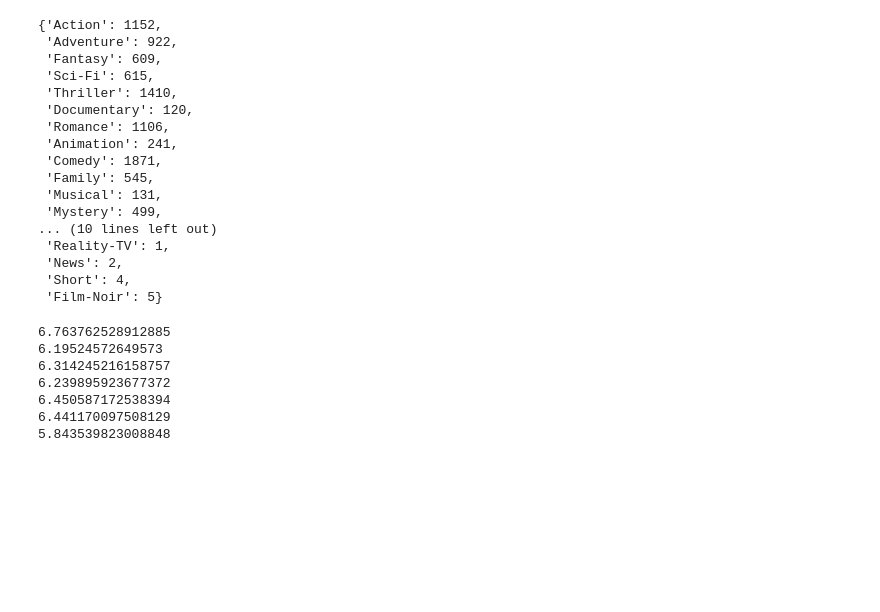
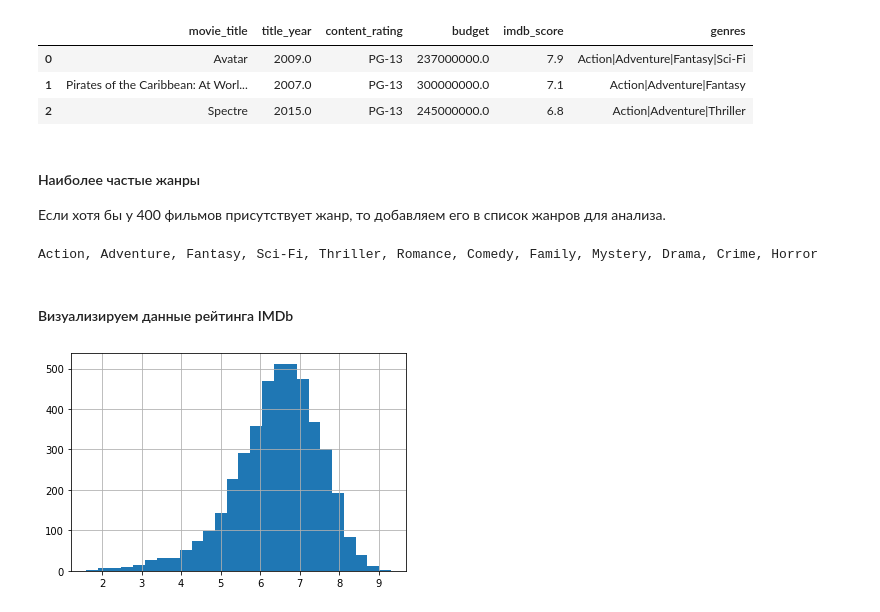
Before and after one commit to xrustle/GB_Math, a Jupyter notebook: Statistics/project_imdb_genres.ipynb, the cells around one changed output. Cells and saved outputs as stored; diff of their text form; code cells hidden in the pictures; blank space fills up the shorter version.

Commit message:
Проверка на нормальность. Визуализация рейтинга.

```diff
--- a/Statistics/project_imdb_genres.ipynb
+++ b/Statistics/project_imdb_genres.ipynb
@@ -1,7 +12,8 @@
 # %%
 import numpy as np
 import pandas as pd
+from scipy import stats
 from matplotlib import pyplot as plt
 
-data = pd.read_csv('movie_metadata.csv')
-data = data[['movie_title', 'title_year', 'content_rating', 'budget', 'imdb_score', 'genres']]
+df = pd.read_csv('movie_metadata.csv')
+df[['num_critic_for_reviews', 'duration', 'director_facebook_likes', 'actor_3_facebook_likes', 'actor_1_facebook_likes', 'gross', 'num_voted_users', 'cast_total_facebook_likes', 'facenumber_in_poster', 'num_user_for_reviews', 'budget', 'title_year', 'actor_2_facebook_likes', 'imdb_score', 'aspect_ratio', 'movie_facebook_likes']].corr()
@@ -28,45 +38,36 @@ data.head(20)
+# %%
+features = ['movie_title', 'title_year', 'content_rating', 'budget', 'imdb_score', 'genres']
+df = df[features]
+df.dropna(subset=['budget', 'imdb_score', 'title_year', 'content_rating'], inplace=True)
+df.head(3)
+# %% [output]
+|  | movie_title | title_year | content_rating | budget | imdb_score | genres |
+| 0 | Avatar | 2009.0 | PG-13 | 237000000.0 | 7.9 | Action|Adventure|Fantasy|Sci-Fi |
+| 1 | Pirates of the Caribbean: At Worl... | 2007.0 | PG-13 | 300000000.0 | 7.1 | Action|Adventure|Fantasy |
+| 2 | Spectre | 2015.0 | PG-13 | 245000000.0 | 6.8 | Action|Adventure|Thriller |
+# %% [markdown]
+#### Наиболее частые жанры
+Если хотя бы у 400 фильмов присутствует жанр, то добавляем его в список жанров для анализа.
 # %%
-s = {}
-for genres in data.genres:
+number_of_movies = {}
+for genres in df.genres:
     for genre in genres.split('|'):
-        if genre in s:
-            s[genre] += 1
+        if genre in number_of_movies:
+            number_of_movies[genre] += 1
         else:
-            s[genre] = 0
-s
+            number_of_movies[genre] = 0
 
-# Drama, Comedy, Thriller, Action, Romance,
+genres = []
+for genre in number_of_movies:
+    if number_of_movies[genre] > 400:
+        genres.append(genre)
+
+print(*genres, sep=', ')
 # %% [output]
-{'Action': 1152,
- 'Adventure': 922,
- 'Fantasy': 609,
- 'Sci-Fi': 615,
- 'Thriller': 1410,
- 'Documentary': 120,
- 'Romance': 1106,
- 'Animation': 241,
- 'Comedy': 1871,
- 'Family': 545,
- 'Musical': 131,
- 'Mystery': 499,
-... (10 lines left out)
- 'Reality-TV': 1,
- 'News': 2,
- 'Short': 4,
- 'Film-Noir': 5}
+Action, Adventure, Fantasy, Sci-Fi, Thriller, Romance, Comedy, Family, Mystery, Drama, Crime, Horror
-# %%
-print(data[data['genres'].str.contains('Drama')]['imdb_score'].mean())
-print(data[data['genres'].str.contains('Comedy')]['imdb_score'].mean())
-print(data[data['genres'].str.contains('Thriller')]['imdb_score'].mean())
-print(data[data['genres'].str.contains('Action')]['imdb_score'].mean())
-print(data[data['genres'].str.contains('Romance')]['imdb_score'].mean())
-print(data[data['genres'].str.contains('Adventure')]['imdb_score'].mean())
-print(data[data['genres'].str.contains('Horror')]['imdb_score'].mean())
-# %% [output]
-6.763762528912885
-6.19524572649573
-6.314245216158757
-6.239895923677372
-6.450587172538394
-6.441170097508129
-5.843539823008848
+# %% [markdown]
+#### Визуализируем данные рейтинга IMDb
+# %%
+df['imdb_score'].hist(bins=26);
+# %% [output]
+[figure, added]
```
Also changed, not shown: parts of 9 cells of this notebook.
